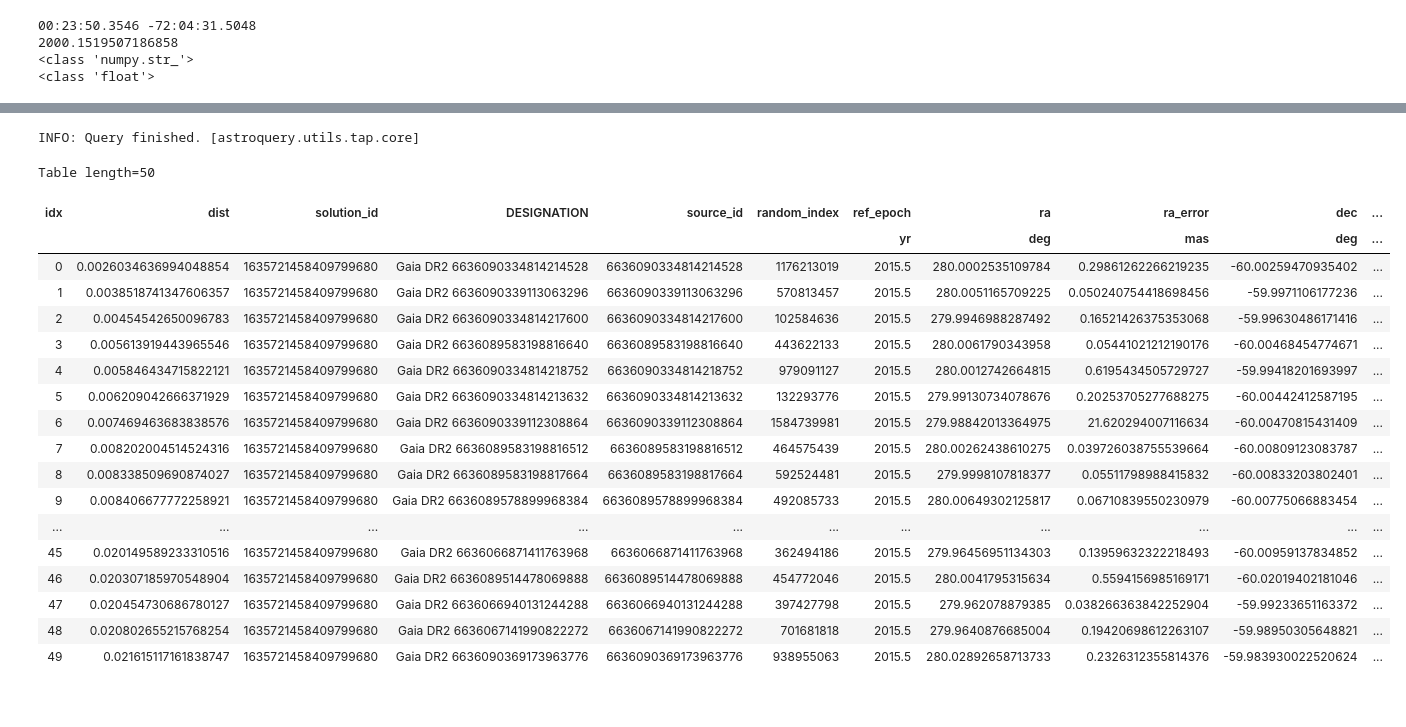
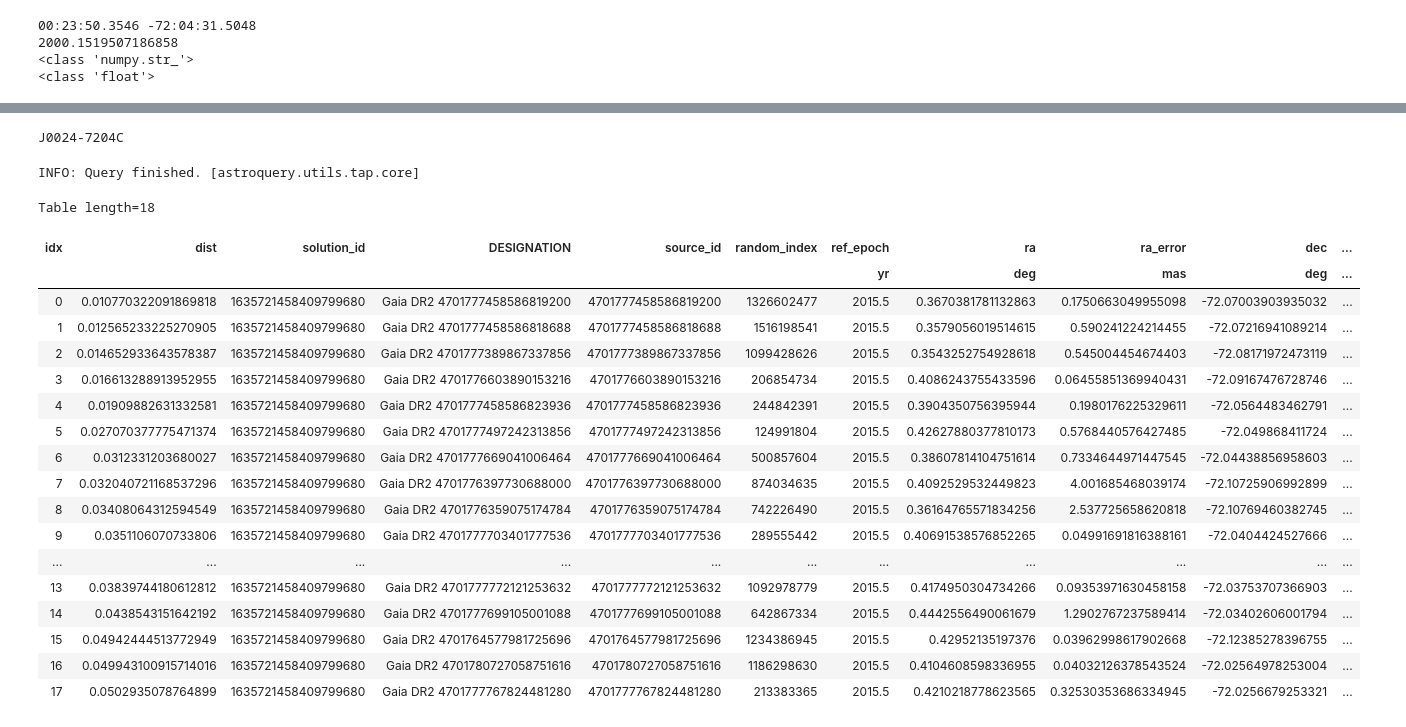
Before and after one commit to AnnikaDeutsch/Binary-Pulsar-Distances, a Jupyter notebook: query.ipynb, the cells around one changed output, grey strips where cells are left out. Saved outputs shown, nothing was run; the diff lists cells and outputs as text; code cells hidden in the pictures.

Commit message:
Fix angle degrees

```diff
--- a/query.ipynb
+++ b/query.ipynb
@@ -104,8 +114,9 @@ print(type(p_epoch.tolist()))
 gaia_epoch = 2015.5 * u.yr # define gaia epoch in units years
 year_diff = gaia_epoch - p_epoch.tolist() * u.yr # define the time difference in years as a float
 
-p_pmra_deg = p_pmra.tolist() * (u.deg / u.yr) # convert p_pmra from mas/yr to deg/yr
-p_pmdec_deg = p_pmdec.tolist() * (u.deg /u.yr) # convert p_pmdec_deg from mas/yr to deg/yr
+p_pmra_deg = (p_pmra.tolist() * u.mas).to(u.deg) / u.yr # convert p_pmra from mas/yr to deg/yr
+p_pmdec_deg = (p_pmdec.tolist() * u.mas).to(u.deg) / u.yr # convert p_pmdec_deg from mas/yr to deg/yr
+
 assert p_pmra_deg.unit.is_equivalent(u.deg / u.yr)
 assert p_pmdec_deg.unit.is_equivalent(u.deg / u.yr)
 assert year_diff.unit.is_equivalent(u.yr)
@@ -122,0 +128,8 @@ UnitConversionError: Can only apply 'add' function to quantities with compatible
+# %%
+p_new_ascension = p_ascension_angle + (p_pmra_deg * year_diff)
+p_new_declination = p_declination_angle + (p_pmdec_deg * year_diff)
+
+print(p_ascension)
+print(p_new_ascension)
+print(p_declination)
+print(p_new_declination)
@@ -123,29 +141,33 @@ UnitConversionError: Can only apply 'add' function to quantities with compatible
+# %%
+print(table['JNAME'][pulsar])
+# %% [output]
+J0024-7204C
 # %%
 # Querying Gaia
 
-coord = SkyCoord(ra=280, dec=-60, unit=(u.degree, u.degree), frame='icrs')
+coord = SkyCoord(ra=p_new_ascension, dec=p_new_declination, unit=(u.degree, u.degree), frame='icrs')
 width = u.Quantity(0.1, u.deg)
 height = u.Quantity(0.1, u.deg)
 results = Gaia.query_object_async(coordinate=coord, width=width, height=height)
 results.show_in_notebook()
 # %% [output]
 INFO: Query finished. [astroquery.utils.tap.core]
-Table length=50
+Table length=18
 | idx | dist | solution_id | DESIGNATION | source_id | random_index | ref_epoch | ra | ra_error | dec | ... |
 |  |  |  |  |  |  | yr | deg | mas | deg | ... |
-| 0 | 0.0026034636994048854 | 1635721458409799680 | Gaia DR2 6636090334814214528 | 6636090334814214528 | 1176213019 | 2015.5 | 280.0002535109784 | 0.29861262266219235 | -60.00259470935402 | ... |
-| 1 | 0.0038518741347606357 | 1635721458409799680 | Gaia DR2 6636090339113063296 | 6636090339113063296 | 570813457 | 2015.5 | 280.0051165709225 | 0.050240754418698456 | -59.9971106177236 | ... |
-| 2 | 0.00454542650096783 | 1635721458409799680 | Gaia DR2 6636090334814217600 | 6636090334814217600 | 102584636 | 2015.5 | 279.9946988287492 | 0.16521426375353068 | -59.99630486171416 | ... |
-| 3 | 0.005613919443965546 | 1635721458409799680 | Gaia DR2 6636089583198816640 | 6636089583198816640 | 443622133 | 2015.5 | 280.0061790343958 | 0.05441021212190176 | -60.00468454774671 | ... |
-| 4 | 0.005846434715822121 | 1635721458409799680 | Gaia DR2 6636090334814218752 | 6636090334814218752 | 979091127 | 2015.5 | 280.0012742664815 | 0.6195434505729727 | -59.99418201693997 | ... |
-| 5 | 0.006209042666371929 | 1635721458409799680 | Gaia DR2 6636090334814213632 | 6636090334814213632 | 132293776 | 2015.5 | 279.99130734078676 | 0.20253705277688275 | -60.00442412587195 | ... |
-| 6 | 0.007469463683838576 | 1635721458409799680 | Gaia DR2 6636090339112308864 | 6636090339112308864 | 1584739981 | 2015.5 | 279.98842013364975 | 21.620294007116634 | -60.00470815431409 | ... |
-| 7 | 0.008202004514524316 | 1635721458409799680 | Gaia DR2 6636089583198816512 | 6636089583198816512 | 464575439 | 2015.5 | 280.00262438610275 | 0.039726038755539664 | -60.00809123083787 | ... |
-| 8 | 0.008338509690874027 | 1635721458409799680 | Gaia DR2 6636089583198817664 | 6636089583198817664 | 592524481 | 2015.5 | 279.9998107818377 | 0.05511798988415832 | -60.00833203802401 | ... |
-| 9 | 0.008406677772258921 | 1635721458409799680 | Gaia DR2 6636089578899968384 | 6636089578899968384 | 492085733 | 2015.5 | 280.00649302125817 | 0.06710839550230979 | -60.00775066883454 | ... |
+| 0 | 0.010770322091869818 | 1635721458409799680 | Gaia DR2 4701777458586819200 | 4701777458586819200 | 1326602477 | 2015.5 | 0.3670381781132863 | 0.1750663049955098 | -72.07003903935032 | ... |
+| 1 | 0.012565233225270905 | 1635721458409799680 | Gaia DR2 4701777458586818688 | 4701777458586818688 | 1516198541 | 2015.5 | 0.3579056019514615 | 0.590241224214455 | -72.07216941089214 | ... |
+| 2 | 0.014652933643578387 | 1635721458409799680 | Gaia DR2 4701777389867337856 | 4701777389867337856 | 1099428626 | 2015.5 | 0.3543252754928618 | 0.545004454674403 | -72.08171972473119 | ... |
+| 3 | 0.016613288913952955 | 1635721458409799680 | Gaia DR2 4701776603890153216 | 4701776603890153216 | 206854734 | 2015.5 | 0.4086243755433596 | 0.06455851369940431 | -72.09167476728746 | ... |
+| 4 | 0.01909882631332581 | 1635721458409799680 | Gaia DR2 4701777458586823936 | 4701777458586823936 | 244842391 | 2015.5 | 0.3904350756395944 | 0.1980176225329611 | -72.0564483462791 | ... |
+| 5 | 0.027070377775471374 | 1635721458409799680 | Gaia DR2 4701777497242313856 | 4701777497242313856 | 124991804 | 2015.5 | 0.42627880377810173 | 0.5768440576427485 | -72.049868411724 | ... |
+| 6 | 0.0312331203680027 | 1635721458409799680 | Gaia DR2 4701777669041006464 | 4701777669041006464 | 500857604 | 2015.5 | 0.38607814104751614 | 0.7334644971447545 | -72.04438856958603 | ... |
+| 7 | 0.032040721168537296 | 1635721458409799680 | Gaia DR2 4701776397730688000 | 4701776397730688000 | 874034635 | 2015.5 | 0.4092529532449823 | 4.001685468039174 | -72.10725906992899 | ... |
+| 8 | 0.03408064312594549 | 1635721458409799680 | Gaia DR2 4701776359075174784 | 4701776359075174784 | 742226490 | 2015.5 | 0.36164765571834256 | 2.537725658620818 | -72.10769460382745 | ... |
+| 9 | 0.0351106070733806 | 1635721458409799680 | Gaia DR2 4701777703401777536 | 4701777703401777536 | 289555442 | 2015.5 | 0.40691538576852265 | 0.04991691816388161 | -72.0404424527666 | ... |
 | ... | ... | ... | ... | ... | ... | ... | ... | ... | ... | ... |
-| 45 | 0.020149589233310516 | 1635721458409799680 | Gaia DR2 6636066871411763968 | 6636066871411763968 | 362494186 | 2015.5 | 279.96456951134303 | 0.13959632322218493 | -60.00959137834852 | ... |
-| 46 | 0.020307185970548904 | 1635721458409799680 | Gaia DR2 6636089514478069888 | 6636089514478069888 | 454772046 | 2015.5 | 280.0041795315634 | 0.5594156985169171 | -60.02019402181046 | ... |
-| 47 | 0.020454730686780127 | 1635721458409799680 | Gaia DR2 6636066940131244288 | 6636066940131244288 | 397427798 | 2015.5 | 279.962078879385 | 0.038266363842252904 | -59.99233651163372 | ... |
-| 48 | 0.020802655215768254 | 1635721458409799680 | Gaia DR2 6636067141990822272 | 6636067141990822272 | 701681818 | 2015.5 | 279.9640876685004 | 0.19420698612263107 | -59.98950305648821 | ... |
-| 49 | 0.021615117161838747 | 1635721458409799680 | Gaia DR2 6636090369173963776 | 6636090369173963776 | 938955063 | 2015.5 | 280.02892658713733 | 0.2326312355814376 | -59.983930022520624 | ... |
+| 13 | 0.03839744180612812 | 1635721458409799680 | Gaia DR2 4701777772121253632 | 4701777772121253632 | 1092978779 | 2015.5 | 0.4174950304734266 | 0.09353971630458158 | -72.03753707366903 | ... |
+| 14 | 0.0438543151642192 | 1635721458409799680 | Gaia DR2 4701777699105001088 | 4701777699105001088 | 642867334 | 2015.5 | 0.4442556490061679 | 1.2902767237589414 | -72.03402606001794 | ... |
+| 15 | 0.04942444513772949 | 1635721458409799680 | Gaia DR2 4701764577981725696 | 4701764577981725696 | 1234386945 | 2015.5 | 0.42952135197376 | 0.03962998617902668 | -72.12385278396755 | ... |
+| 16 | 0.049943100915714016 | 1635721458409799680 | Gaia DR2 4701780727058751616 | 4701780727058751616 | 1186298630 | 2015.5 | 0.4104608598336955 | 0.04032126378543524 | -72.02564978253004 | ... |
+| 17 | 0.0502935078764899 | 1635721458409799680 | Gaia DR2 4701777767824481280 | 4701777767824481280 | 213383365 | 2015.5 | 0.4210218778623565 | 0.32530353686334945 | -72.0256679253321 | ... |
```
Also changed, not shown: parts of 6 cells of this notebook.
